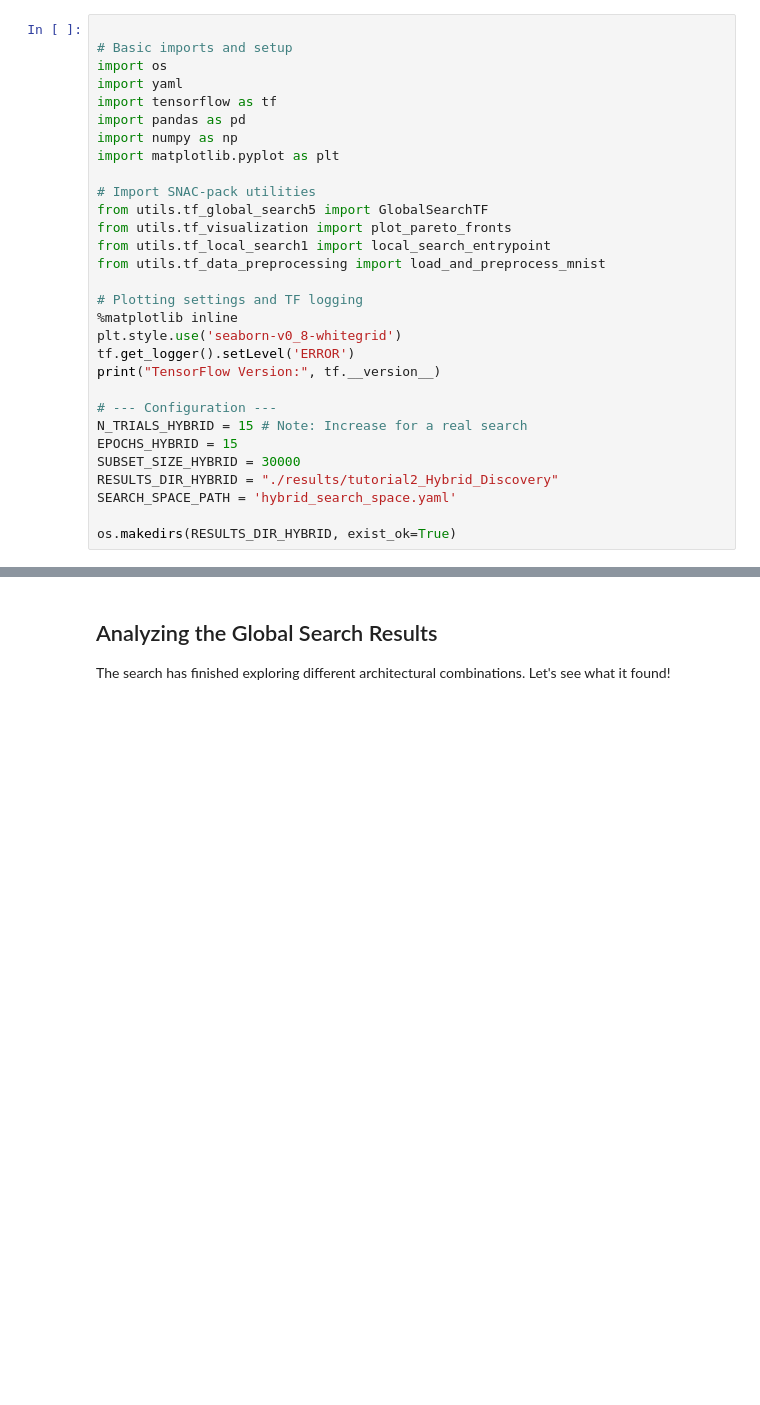
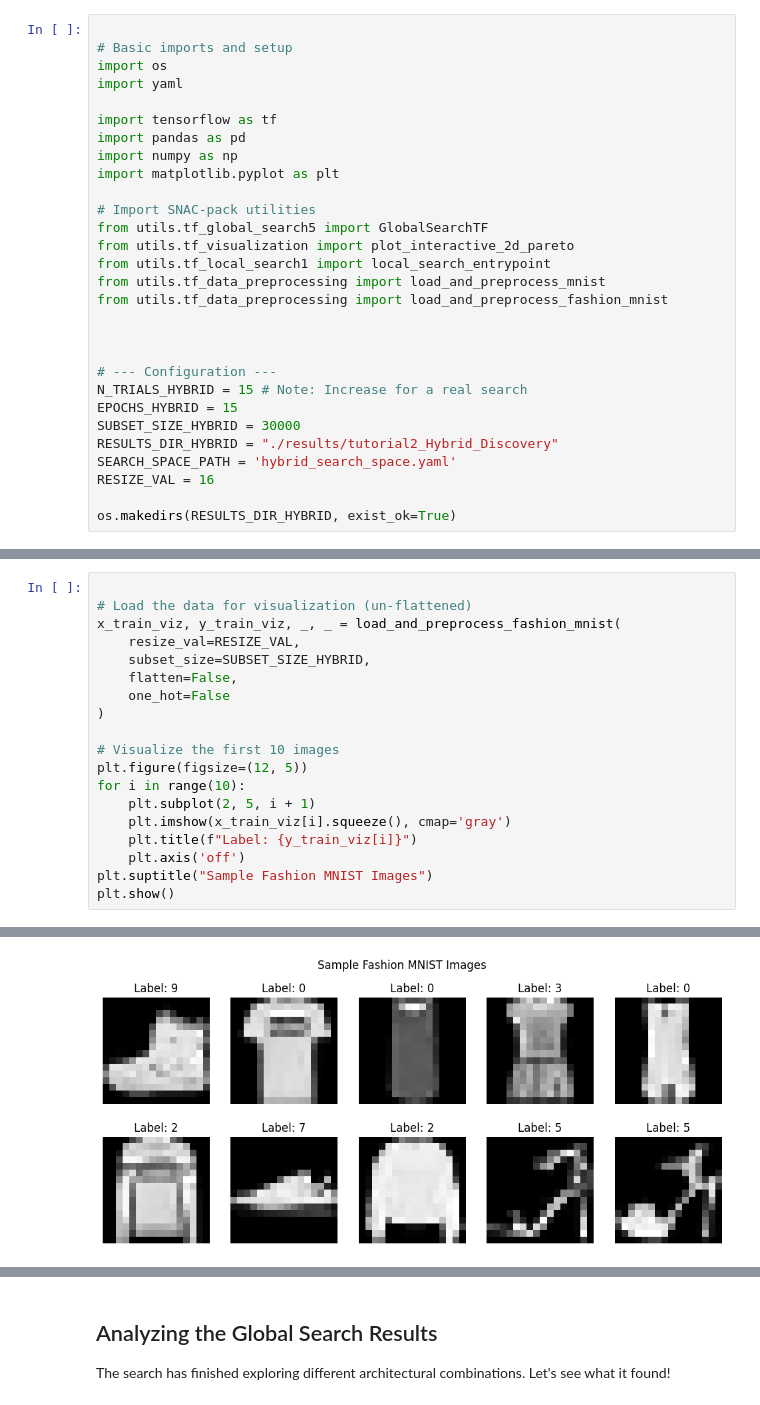
Before and after one commit to fastmachinelearning/nac-opt, a Jupyter notebook: TUTORIAL_2.ipynb, the cells around one changed output, grey strips where cells are left out. Drawn from its saved outputs; the diff is of its cells as text; blank space fills up the shorter version.

```diff
--- a/TUTORIAL_2.ipynb
+++ b/TUTORIAL_2.ipynb
@@ -15,6 +15,7 @@ Since we are building arbitrary structures, our hardware estimator may not be ac
 # Basic imports and setup
 import os
 import yaml
+
 import tensorflow as tf
 import pandas as pd
 import numpy as np
@@ -22,15 +23,12 @@ import matplotlib.pyplot as plt
 
 # Import SNAC-pack utilities
 from utils.tf_global_search5 import GlobalSearchTF
-from utils.tf_visualization import plot_pareto_fronts
+from utils.tf_visualization import plot_interactive_2d_pareto
 from utils.tf_local_search1 import local_search_entrypoint
 from utils.tf_data_preprocessing import load_and_preprocess_mnist
+from utils.tf_data_preprocessing import load_and_preprocess_fashion_mnist
 
-# Plotting settings and TF logging
-%matplotlib inline
-plt.style.use('seaborn-v0_8-whitegrid')
-tf.get_logger().setLevel('ERROR')
-print("TensorFlow Version:", tf.__version__)
+
 
 # --- Configuration ---
 N_TRIALS_HYBRID = 15 # Note: Increase for a real search
@@ -38,6 +36,7 @@ EPOCHS_HYBRID = 15
 SUBSET_SIZE_HYBRID = 30000
 RESULTS_DIR_HYBRID = "./results/tutorial2_Hybrid_Discovery"
 SEARCH_SPACE_PATH = 'hybrid_search_space.yaml'
+RESIZE_VAL = 16
 
 os.makedirs(RESULTS_DIR_HYBRID, exist_ok=True)
 # %% [output]
@@ -46,0 +45,20 @@ TensorFlow Version: 2.15.0
+# %%
+
+# Load the data for visualization (un-flattened)
+x_train_viz, y_train_viz, _, _ = load_and_preprocess_fashion_mnist(
+    resize_val=RESIZE_VAL,
+    subset_size=SUBSET_SIZE_HYBRID,
+    flatten=False,
+    one_hot=False
+)
+
+# Visualize the first 10 images
+plt.figure(figsize=(12, 5))
+for i in range(10):
+    plt.subplot(2, 5, i + 1)
+    plt.imshow(x_train_viz[i].squeeze(), cmap='gray')
+    plt.title(f"Label: {y_train_viz[i]}")
+    plt.axis('off')
+plt.suptitle("Sample Fashion MNIST Images")
+plt.show()
+# %% [output]
@@ -47,3 +69,4 @@ TensorFlow Version: 2.15.0
+[figure, added]
 # %% [markdown]
 ## Global Search: Building with Blocks
 
```
Also changed, not shown: parts of 9 cells of this notebook, 19 other files.
